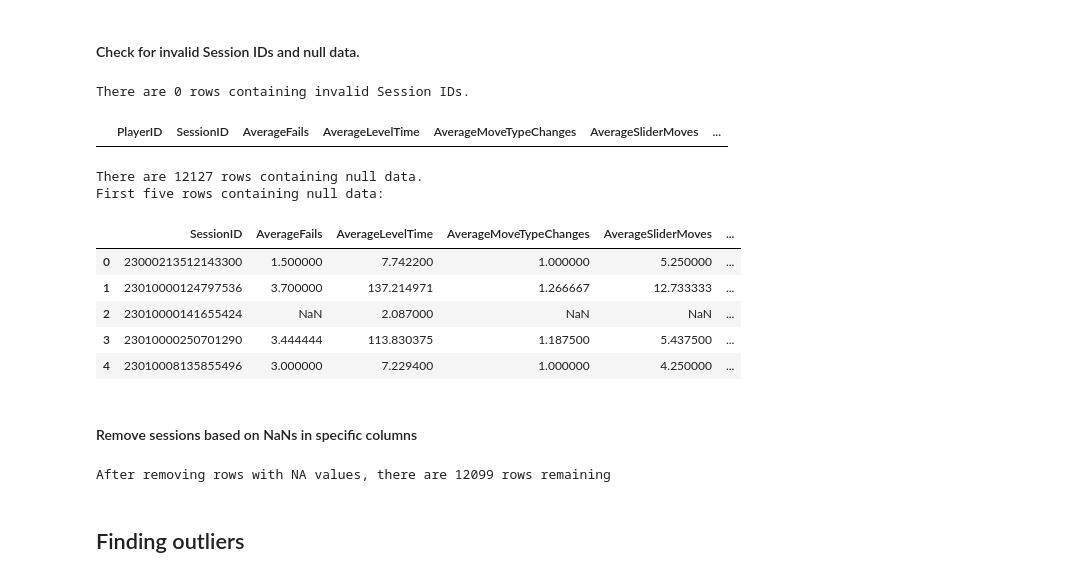
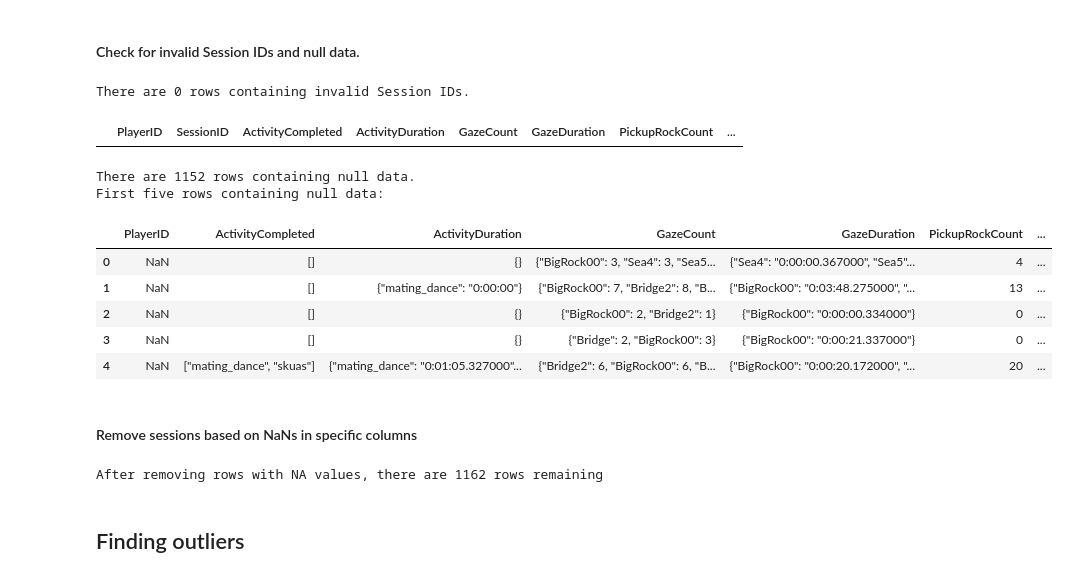
Before and after one commit to opengamedata/opengamedata-samples, a Jupyter notebook: PENGUINS/explore/Penguins_explore_sessions.ipynb, the cells around one changed output. Drawn from its saved outputs; the diff is of its cells as text; code cells hidden in the pictures.

Commit message:
edited codes based on penguins' data

```diff
--- a/PENGUINS/explore/Penguins_explore_sessions.ipynb
+++ b/PENGUINS/explore/Penguins_explore_sessions.ipynb
@@ -51,8 +50,8 @@ pd.options.display.max_rows = 60 #@param {type:"integer"}
 * `game_id` : The game whose data you want to access.
 * `mode` : The kind of data you want to retrieve. Should be one of `FileTypes.PLAYER`, `FileTypes.POPULATION`, `FileTypes.SESSION`, `FileTypes.EVENTS` or `FileTypes.ALL_EVENTS`
 # %%
-game_id = 'JOWILDER'
-mode    = FileTypes.EVENTS
+game_id = 'PENGUINS'
+mode    = FileTypes.SESSION
 # %%
 months_list = FileAPI.GetAvailableMonths(game_id)
 print(f"The available months are:")
@@ -70,5 +63,5 @@ The available months are:
 # %%
-month = 2
+month = 9
 year = 2023
 
 # download the file if it doesn't exist.
@@ -86,7 +79,7 @@ MAX_ROWS = 10000 # for the sake of not overwhelming RAM, only read first 10,000
 tsv_name = f"{zip_name[:zip_name.rfind('.')]}.tsv"
 with zip_file.open(f"{dataset_name}/{tsv_name}") as tsv_file:
     raw_data = pd.read_csv(tsv_file, sep='\t', nrows=MAX_ROWS)
-    data_readme = zip_file.read(f"{dataset_name}/readme.md")
+    #data_readme = zip_file.read(f"{dataset_name}/readme.md")
 zip_file.close()
 # %% [markdown]
 # Data Overview
@@ -132,17 +132,18 @@ Note that **aggregate** features each have a "1" on the right, since each has ju
 # %%
 id_columns = pd.Index(["SessionID", "PlayerID"])
 # %%
-percount_prefixes = ['lvl', 'QA']
+# percount_prefixes = ['lvl', 'QA']
 column_groups = {
   pre : []
-  for pre in percount_prefixes + ['Aggregate']
+  #for pre in percount_prefixes + ['Aggregate']
+  for pre in ['Aggregate']
 }
 
 for col in raw_data.columns:
   pieces = col.split('_')
   prefix = pieces[0]
   found = False
-  for pc_pre in percount_prefixes:
+  for pc_pre in ['Aggregate']:
     if prefix.startswith(pc_pre):
       column_groups[pc_pre].append(f"({pc_pre}) {pieces[1]}")
       found = True
@@ -258,32 +260,32 @@ print(f"There are {bad_session_id.shape[0]} rows containing invalid Session IDs.
 bad_session_id.head(10)
 # %% [output]
 There are 0 rows containing invalid Session IDs.
-|  | PlayerID | SessionID | AverageFails | AverageLevelTime | AverageMoveTypeChanges | AverageSliderMoves | ... |
+|  | PlayerID | SessionID | ActivityCompleted | ActivityDuration | GazeCount | GazeDuration | PickupRockCount | ... |
 # %%
-null_data = typed_data.loc[:, typed_data.columns != 'PlayerID'][typed_data.isnull().any(axis = 1)]
+null_data = typed_data.loc[:, typed_data.columns != 'SessionID'][typed_data.isnull().any(axis = 1)]
 print(f"There are {null_data.shape[0]} rows containing null data.\nFirst five rows containing null data:\n")
 null_data.head(5)
 # %% [output]
-There are 12127 rows containing null data.
+There are 1152 rows containing null data.
 First five rows containing null data:
-|  | SessionID | AverageFails | AverageLevelTime | AverageMoveTypeChanges | AverageSliderMoves | ... |
-| 0 | 23000213512143300 | 1.500000 | 7.742200 | 1.000000 | 5.250000 | ... |
-| 1 | 23010000124797536 | 3.700000 | 137.214971 | 1.266667 | 12.733333 | ... |
-| 2 | 23010000141655424 | NaN | 2.087000 | NaN | NaN | ... |
-| 3 | 23010000250701290 | 3.444444 | 113.830375 | 1.187500 | 5.437500 | ... |
-| 4 | 23010008135855496 | 3.000000 | 7.229400 | 1.000000 | 4.250000 | ... |
+|  | PlayerID | ActivityCompleted | ActivityDuration | GazeCount | GazeDuration | PickupRockCount | ... |
+| 0 | NaN | [] | {} | {"BigRock00": 3, "Sea4": 3, "Sea5... | {"Sea4": "0:00:00.367000", "Sea5"... | 4 | ... |
+| 1 | NaN | [] | {"mating_dance": "0:00:00"} | {"BigRock00": 7, "Bridge2": 8, "B... | {"BigRock00": "0:03:48.275000", "... | 13 | ... |
+| 2 | NaN | [] | {} | {"BigRock00": 2, "Bridge2": 1} | {"BigRock00": "0:00:00.334000"} | 0 | ... |
+| 3 | NaN | [] | {} | {"Bridge": 2, "BigRock00": 3} | {"BigRock00": "0:00:21.337000"} | 0 | ... |
+| 4 | NaN | ["mating_dance", "skuas"] | {"mating_dance": "0:01:05.327000"... | {"Bridge2": 6, "BigRock00": 6, "B... | {"BigRock00": "0:00:20.172000", "... | 20 | ... |
 # %% [markdown]
 #### Remove sessions based on NaNs in specific columns
 # %%
 # All sessions have some NaN data; choose any columns for which you'd like to drop sessions that had NaN in those specific columns:
 # Note that the "count" in the summary indicates how many rows have non-null/non-NA values in them.
-drop_nas = ["AverageLevelTime"]
+drop_nas = ["SessionID"]
 
 df_session = typed_data.dropna(subset=drop_nas)
 df_session.reset_index(inplace=True)
 print(f"After removing rows with NA values, there are {df_session.shape[0]} rows remaining")
 # %% [output]
-After removing rows with NA values, there are 12099 rows remaining
+After removing rows with NA values, there are 1162 rows remaining
 # %% [markdown]
 ## Finding outliers
 # %% [markdown]
```
Also changed, not shown: parts of 27 cells of this notebook, 1 other file.
